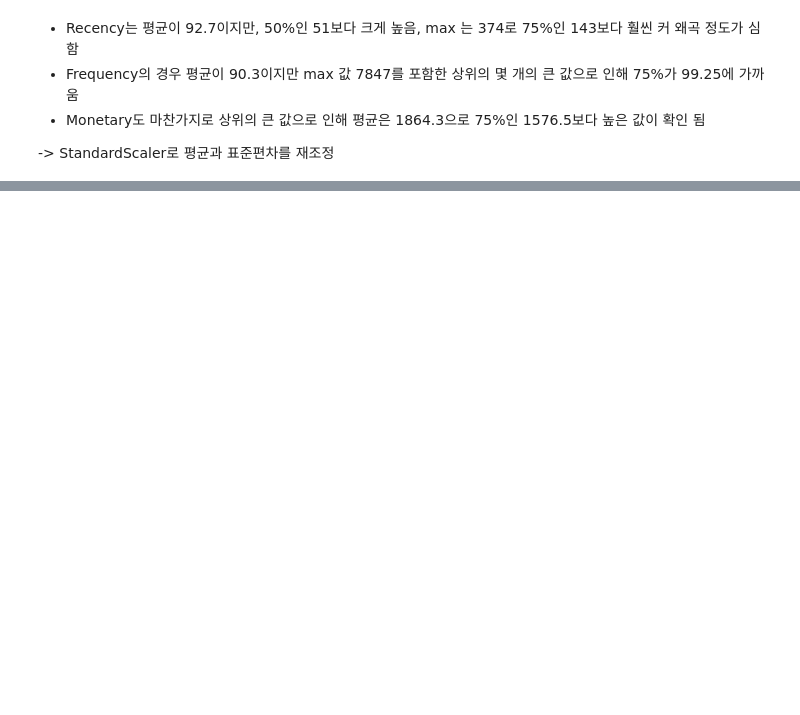
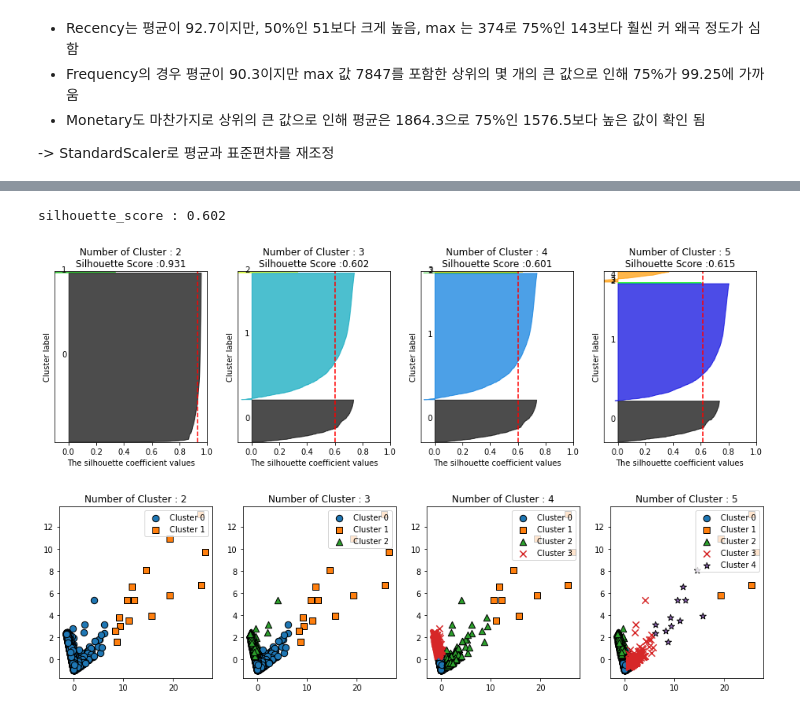
Before and after one commit to boossiman2/simple_item_recommender, a Jupyter notebook: customer_clustering/data_prepocess.ipynb, the cells around one changed output, grey strips where cells are left out. Cells and saved outputs as stored; diff of their text form; code cells hidden in the pictures; blank space fills up the shorter version.

Commit message:
clustering_2

```diff
--- a/customer_clustering/data_prepocess.ipynb
+++ b/customer_clustering/data_prepocess.ipynb
@@ -242 +241,7 @@ X_features
 4338 rows × 3 columns
+# %%
+from sklearn.preprocessing import StandardScaler
+from sklearn.cluster import DBSCAN, KMeans
+from sklearn.metrics import silhouette_score, silhouette_samples
+
+X_features_scaled = StandardScaler().fit_transform(X_features.values)
@@ -242,0 +256,9 @@ X_features
+# %%
+# K-Means
+kmeans = KMeans(n_clusters=3, random_state=0)
+labels = kmeans.fit_predict(X_features_scaled)
+cust_df['cluster_label'] = labels
+
+print(f'silhouette_score : {silhouette_score(X_features_scaled, labels):.3f}')
+# %% [output]
+silhouette_score : 0.602
@@ -242,0 +359,7 @@ X_features
+# %%
+# 각 군집별 실루엣 계수 값 확인을 위해 군집 개수를 2~5개까지 변화시켜가며 군집화 구성 시각화
+visualize_silhouette([2,3,4,5], X_features_scaled)
+visualize_kmeans_plot_multi([2,3,4,5],X_features_scaled)
+# %% [output]
+[figure, added]
+[figure, added]
```
Also changed, not shown: parts of 22 cells of this notebook.
